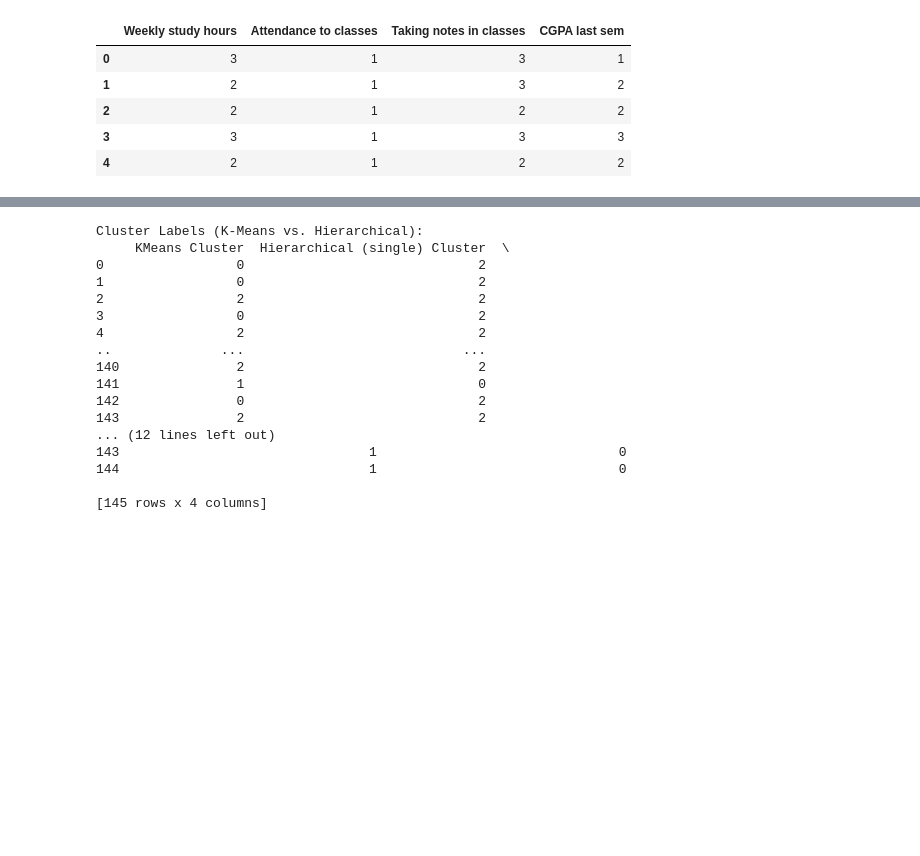
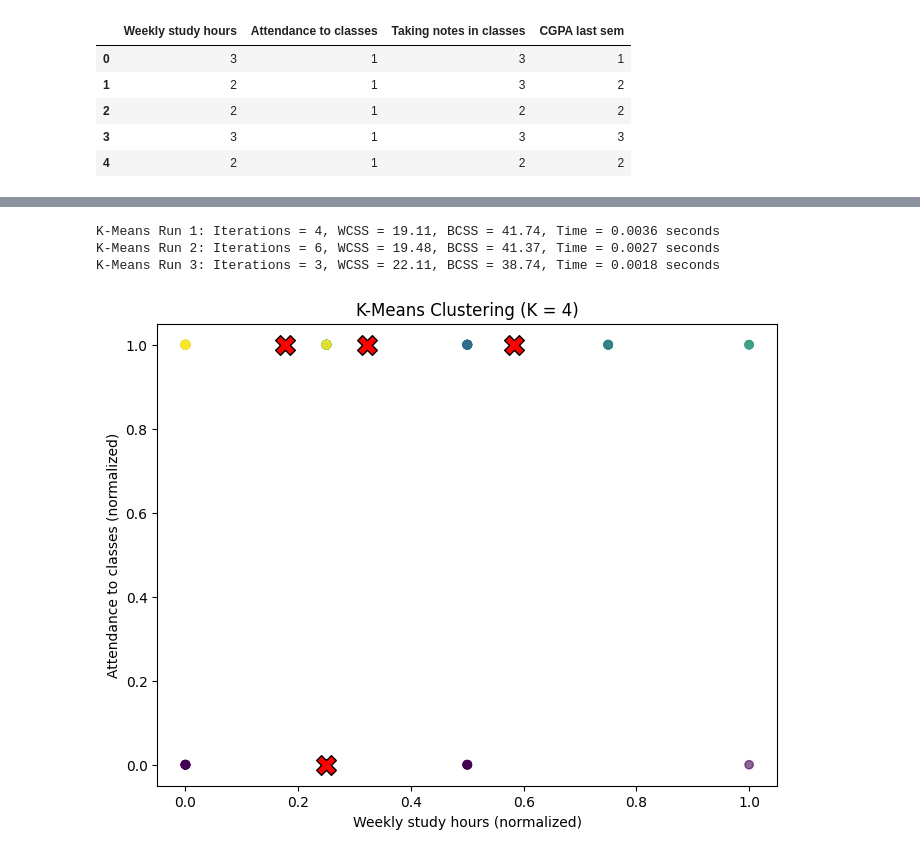
Before and after one commit to UsmanKhalil25/MMD, a Jupyter notebook: q2.ipynb, the cells around one changed output, grey strips where cells are left out. Drawn from its saved outputs; the diff is of its cells as text; code cells hidden in the pictures; blank space fills up the shorter version.

Commit message:
update question 2 and add report

```diff
--- a/q2.ipynb
+++ b/q2.ipynb
@@ -146,24 +109,46 @@ Silhouette Score for Hierarchical (average): 0.42494128384615365
-# %%
-# Compare the clusters produced by K-Means and Hierarchical Clustering
-print("Cluster Labels (K-Means vs. Hierarchical):")
-print(df[["KMeans Cluster", "Hierarchical (single) Cluster", "Hierarchical (complete) Cluster", "Hierarchical (average) Cluster"]])
-
-# Analyze the quality of clusters and performance (Silhouette scores were reported above)
-# %% [output]
-Cluster Labels (K-Means vs. Hierarchical):
-     KMeans Cluster  Hierarchical (single) Cluster  \
-0                 0                              2
-1                 0                              2
-2                 2                              2
-3                 0                              2
-4                 2                              2
-..              ...                            ...
-140               2                              2
-141               1                              0
-142               0                              2
-143               2                              2
-... (12 lines left out)
-143                                1                               0
-144                                1                               0
-
-[145 rows x 4 columns]
+# %%
+best_k = 4
+
+def compute_tss(X):
+    return np.sum((X - np.mean(X, axis=0)) ** 2)
+
+X = df_normalized.values
+tss = compute_tss(X)
+
+n_runs = 3
+kmeans_results = []
+for run in range(n_runs):
+    start = time.time()
+    km = KMeans(n_clusters=best_k, init='random', n_init=1, random_state=None)
+    km.fit(X)
+    end = time.time()
+
+    iterations = km.n_iter_
+    wcss_run = km.inertia_
+    bcss_run = tss - wcss_run
+
+    kmeans_results.append({
+        "run": run + 1,
+        "iterations": iterations,
+        "WCSS": wcss_run,
+        "BCSS": bcss_run,
+        "time": end - start
+    })
+    print(f"K-Means Run {run+1}: Iterations = {iterations}, WCSS = {wcss_run:.2f}, "
+          f"BCSS = {bcss_run:.2f}, Time = {end - start:.4f} seconds")
+
+# (For visualization, we plot the first two features.)
+labels_km = km.labels_
+plt.figure(figsize=(8, 6))
+plt.scatter(df_normalized.iloc[:, 0], df_normalized.iloc[:, 1], c=labels_km, cmap='viridis', alpha=0.6)
+plt.scatter(km.cluster_centers_[:, 0], km.cluster_centers_[:, 1],
+            s=200, c='red', marker='X', edgecolors='black')
+plt.title(f"K-Means Clustering (K = {best_k})")
+plt.xlabel("Weekly study hours (normalized)")
+plt.ylabel("Attendance to classes (normalized)")
+plt.show()
+# %% [output]
+K-Means Run 1: Iterations = 4, WCSS = 19.11, BCSS = 41.74, Time = 0.0036 seconds
+K-Means Run 2: Iterations = 6, WCSS = 19.48, BCSS = 41.37, Time = 0.0027 seconds
+K-Means Run 3: Iterations = 3, WCSS = 22.11, BCSS = 38.74, Time = 0.0018 seconds
+[figure, added]
```
Also changed, not shown: parts of 18 cells of this notebook, 2 other files.
